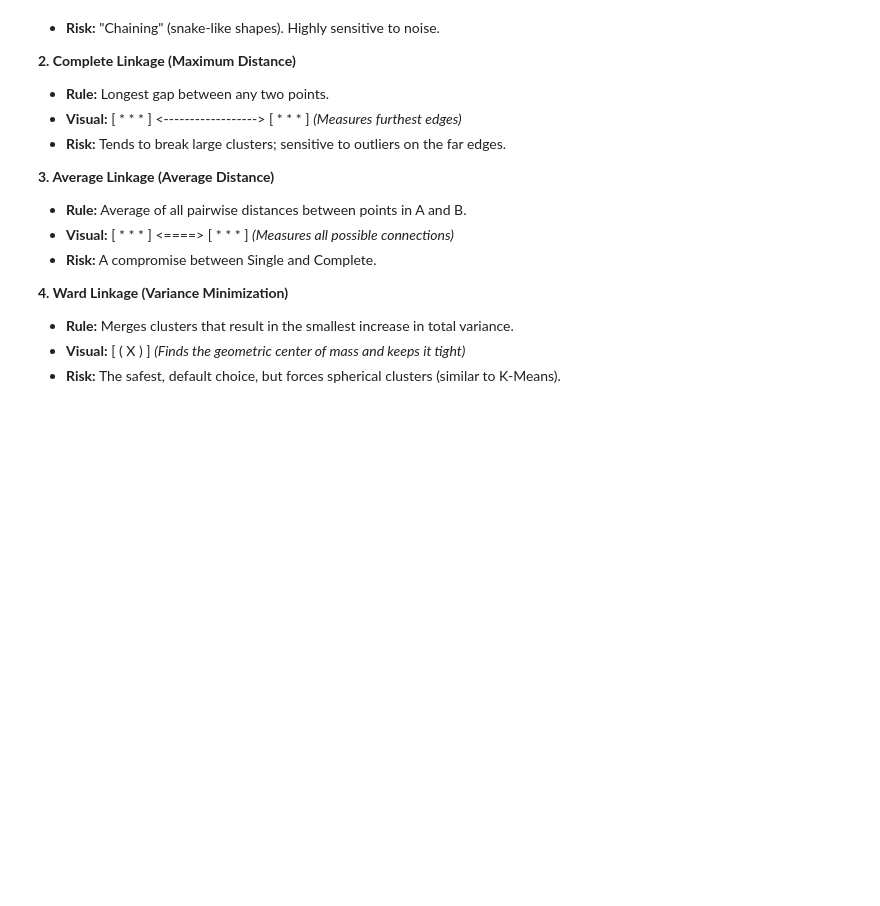
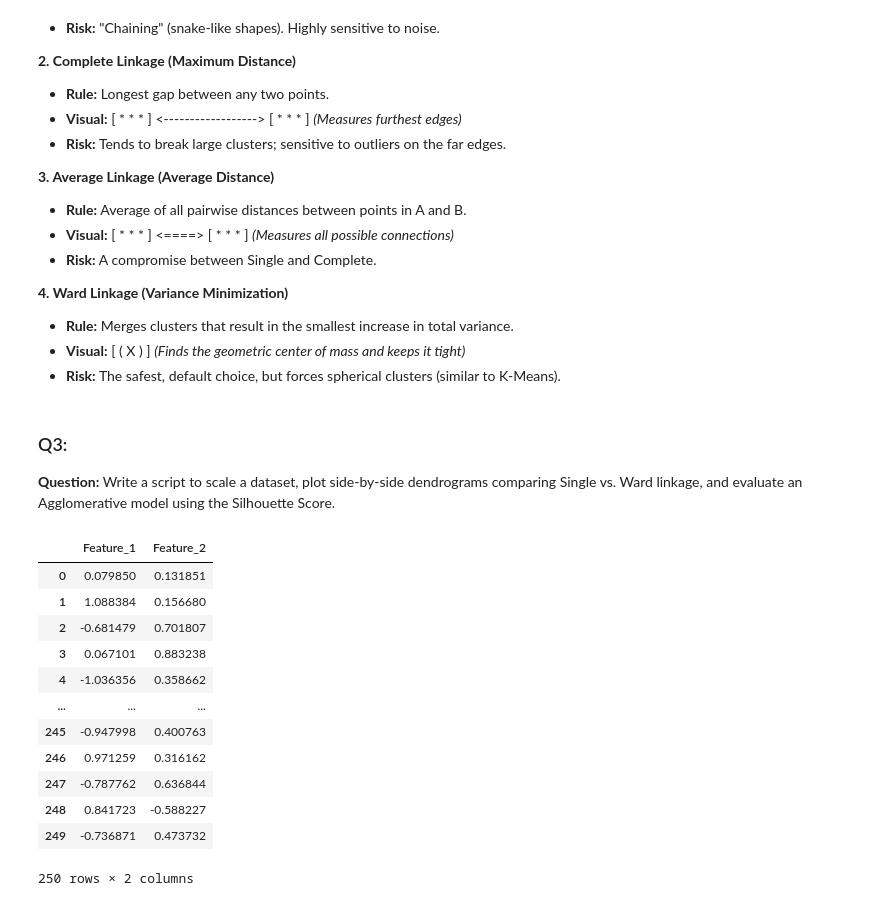
Before and after one commit to Shailya777/interview-prep, a Jupyter notebook: 04_ML/06_Clustering/03_Hierarchical-Clustering.ipynb, the cells around one changed output. Cells and saved outputs as stored; diff of their text form; code cells hidden in the pictures; blank space fills up the shorter version.

```diff
--- a/04_ML/06_Clustering/03_Hierarchical-Clustering.ipynb
+++ b/04_ML/06_Clustering/03_Hierarchical-Clustering.ipynb
@@ -106,3 +106,7 @@ Assume we have two clusters: `Cluster A` [ * * * ] and `Cluster B` [ * * * ]
 *   **Rule:** Merges clusters that result in the smallest increase in total variance.
 *   **Visual:**  [   ( X )   ] *(Finds the geometric center of mass and keeps it tight)*
 *   **Risk:** The safest, default choice, but forces spherical clusters (similar to K-Means).
+# %% [markdown]
+### Q3:
+**Question:**
+Write a script to scale a dataset, plot side-by-side dendrograms comparing Single vs. Ward linkage, and evaluate an Agglomerative model using the Silhouette Score.
@@ -108,0 +122,16 @@ Assume we have two clusters: `Cluster A` [ * * * ] and `Cluster B` [ * * * ]
+# %%
+df
+# %% [output]
+|  | Feature_1 | Feature_2 |
+| 0 | 0.079850 | 0.131851 |
+| 1 | 1.088384 | 0.156680 |
+| 2 | -0.681479 | 0.701807 |
+| 3 | 0.067101 | 0.883238 |
+| 4 | -1.036356 | 0.358662 |
+| ... | ... | ... |
+| 245 | -0.947998 | 0.400763 |
+| 246 | 0.971259 | 0.316162 |
+| 247 | -0.787762 | 0.636844 |
+| 248 | 0.841723 | -0.588227 |
+| 249 | -0.736871 | 0.473732 |
+250 rows × 2 columns
```
Also changed, not shown: parts of 4 cells of this notebook.
